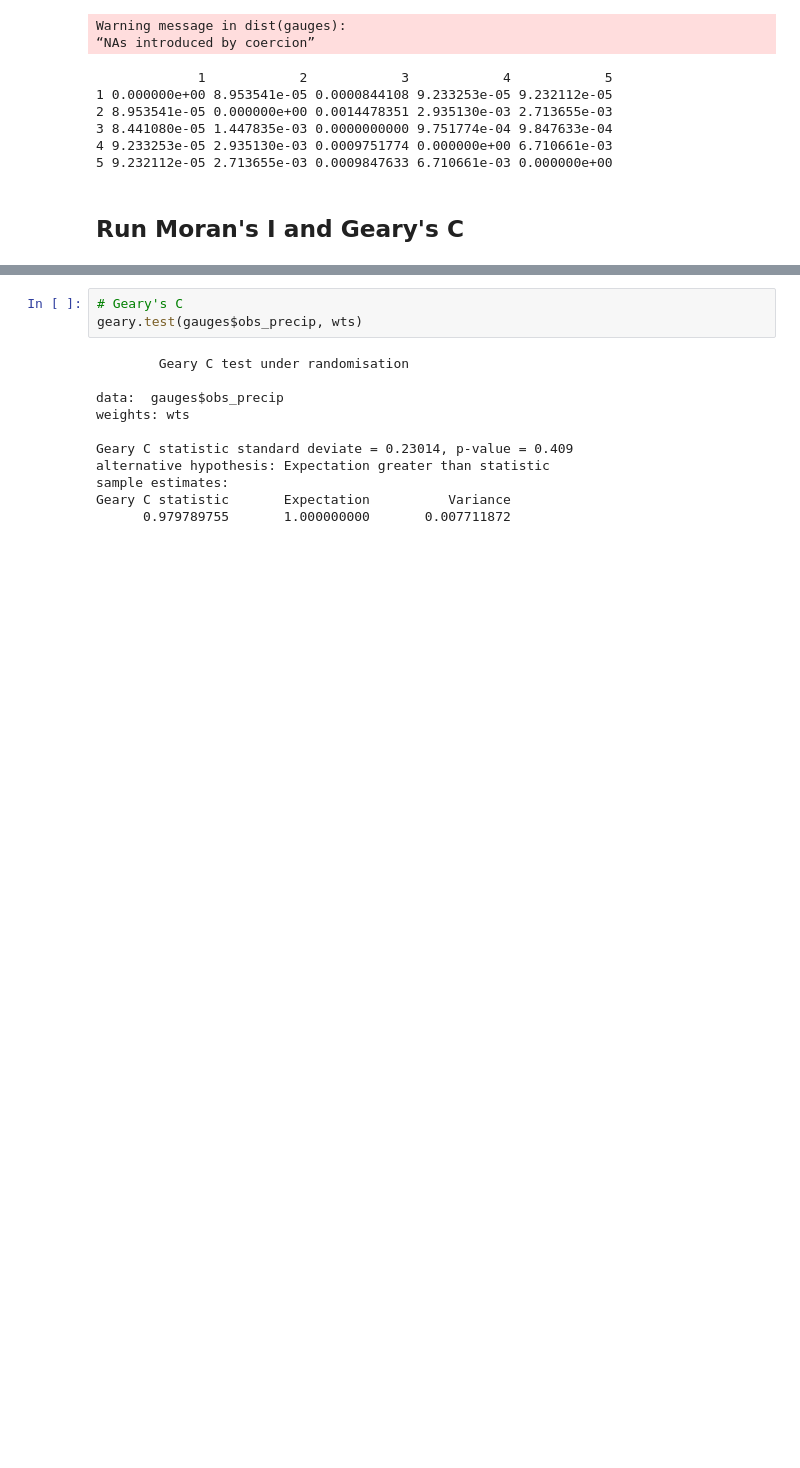
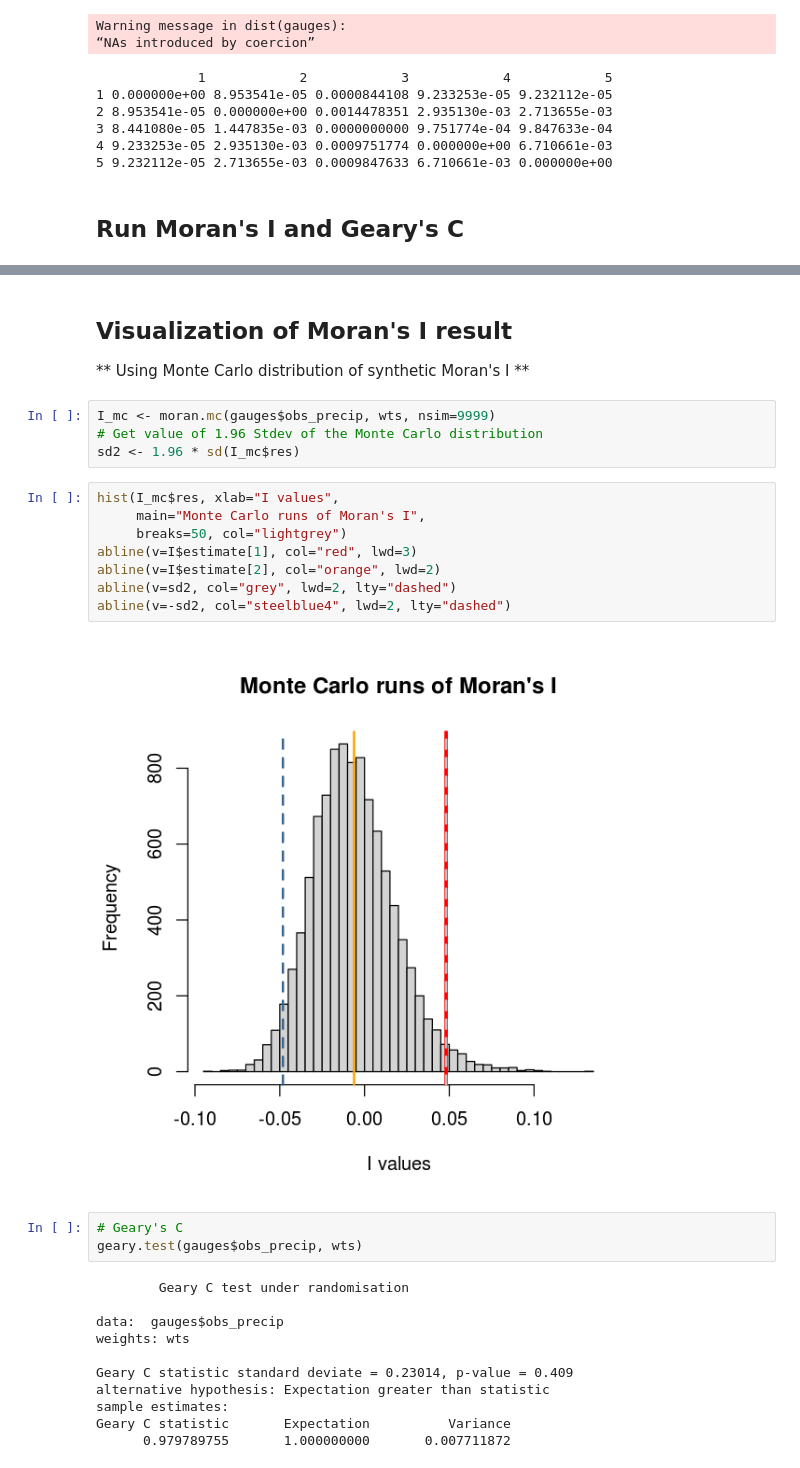
Before and after one commit to micha-silver/point_patterns, a Jupyter notebook: Point Pattern Morans I.ipynb, the cells around one changed output, grey strips where cells are left out. Cells and saved outputs as stored; diff of their text form; blank space fills up the shorter version.

```diff
--- a/Point Pattern Morans I.ipynb
+++ b/Point Pattern Morans I.ipynb
@@ -119,3 +92,20 @@ abline(v=I_stat, col="red", lwd=3)
+# %% [markdown]
+## Visualization of Moran's I result
+** Using Monte Carlo distribution of synthetic Moran's I **
+# %%
+I_mc <- moran.mc(gauges$obs_precip, wts, nsim=9999)
+# Get value of 1.96 Stdev of the Monte Carlo distribution
+sd2 <- 1.96 * sd(I_mc$res)
+# %%
+hist(I_mc$res, xlab="I values",
+     main="Monte Carlo runs of Moran's I",
+     breaks=50, col="lightgrey")
+abline(v=I$estimate[1], col="red", lwd=3)
+abline(v=I$estimate[2], col="orange", lwd=2)
+abline(v=sd2, col="grey", lwd=2, lty="dashed")
+abline(v=-sd2, col="steelblue4", lwd=2, lty="dashed")
+# %% [output]
+[figure, added]
 # %%
 # Geary's C
 geary.test(gauges$obs_precip, wts)
```
Also changed, not shown: parts of 10 cells of this notebook, 1 other file.
